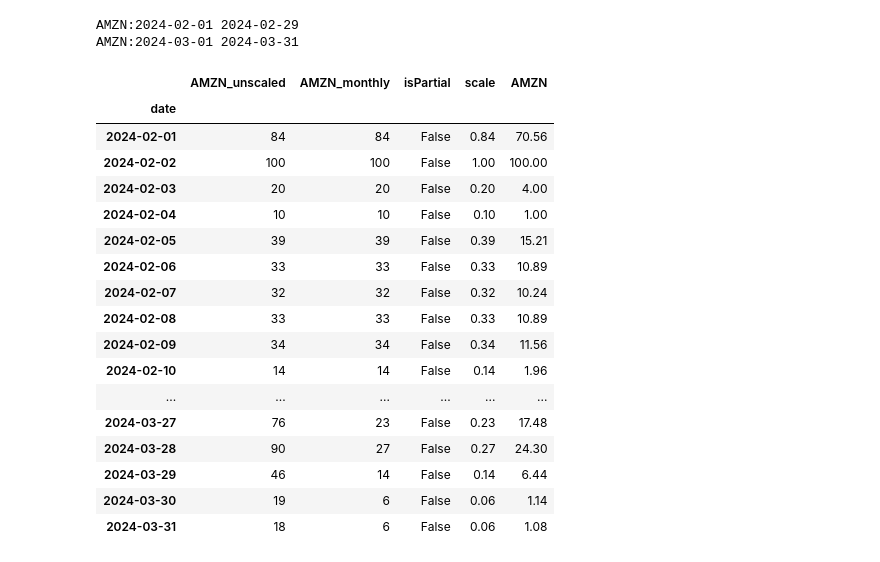
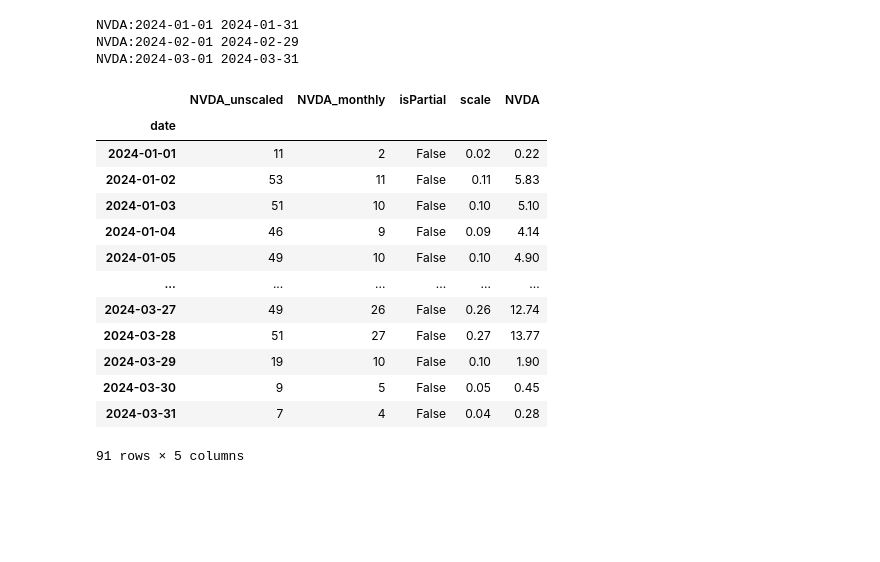
Before and after one commit to RazvanAndreiMoga/YTIC25-Stock-Price-Prediction, a Jupyter notebook: stock_sentiment_analysis_nltk.ipynb, the cells around one changed output. Cells and saved outputs as stored; diff of their text form; code cells hidden in the pictures; blank space fills up the shorter version.

```diff
--- a/stock_sentiment_analysis_nltk.ipynb
+++ b/stock_sentiment_analysis_nltk.ipynb
@@ -49,25 +29,22 @@ import plotly.express as px
 # %%
 from pytrends import dailydata
-res = dailydata.get_daily_data("AMZN", start_year=2024, start_mon=2, stop_year=2024, stop_mon=3, geo = '')
+res = dailydata.get_daily_data("NVDA", start_year=2024, start_mon=1, stop_year=2024, stop_mon=3, geo = '')
 display(res)
 # %% [output]
-AMZN:2024-02-01 2024-02-29
-AMZN:2024-03-01 2024-03-31
+NVDA:2024-01-01 2024-01-31
+NVDA:2024-02-01 2024-02-29
+NVDA:2024-03-01 2024-03-31
-|  | AMZN_unscaled | AMZN_monthly | isPartial | scale | AMZN |
+|  | NVDA_unscaled | NVDA_monthly | isPartial | scale | NVDA |
 | date |  |  |  |  |  |
-| 2024-02-01 | 84 | 84 | False | 0.84 | 70.56 |
-| 2024-02-02 | 100 | 100 | False | 1.00 | 100.00 |
-| 2024-02-03 | 20 | 20 | False | 0.20 | 4.00 |
-| 2024-02-04 | 10 | 10 | False | 0.10 | 1.00 |
-| 2024-02-05 | 39 | 39 | False | 0.39 | 15.21 |
-| 2024-02-06 | 33 | 33 | False | 0.33 | 10.89 |
-| 2024-02-07 | 32 | 32 | False | 0.32 | 10.24 |
-| 2024-02-08 | 33 | 33 | False | 0.33 | 10.89 |
-| 2024-02-09 | 34 | 34 | False | 0.34 | 11.56 |
-| 2024-02-10 | 14 | 14 | False | 0.14 | 1.96 |
+| 2024-01-01 | 11 | 2 | False | 0.02 | 0.22 |
+| 2024-01-02 | 53 | 11 | False | 0.11 | 5.83 |
+| 2024-01-03 | 51 | 10 | False | 0.10 | 5.10 |
+| 2024-01-04 | 46 | 9 | False | 0.09 | 4.14 |
+| 2024-01-05 | 49 | 10 | False | 0.10 | 4.90 |
 | ... | ... | ... | ... | ... | ... |
-| 2024-03-27 | 76 | 23 | False | 0.23 | 17.48 |
-| 2024-03-28 | 90 | 27 | False | 0.27 | 24.30 |
-| 2024-03-29 | 46 | 14 | False | 0.14 | 6.44 |
-| 2024-03-30 | 19 | 6 | False | 0.06 | 1.14 |
-| 2024-03-31 | 18 | 6 | False | 0.06 | 1.08 |
+| 2024-03-27 | 49 | 26 | False | 0.26 | 12.74 |
+| 2024-03-28 | 51 | 27 | False | 0.27 | 13.77 |
+| 2024-03-29 | 19 | 10 | False | 0.10 | 1.90 |
+| 2024-03-30 | 9 | 5 | False | 0.05 | 0.45 |
+| 2024-03-31 | 7 | 4 | False | 0.04 | 0.28 |
+91 rows × 5 columns
```
Also changed, not shown: parts of 25 cells of this notebook, 4 other files.
